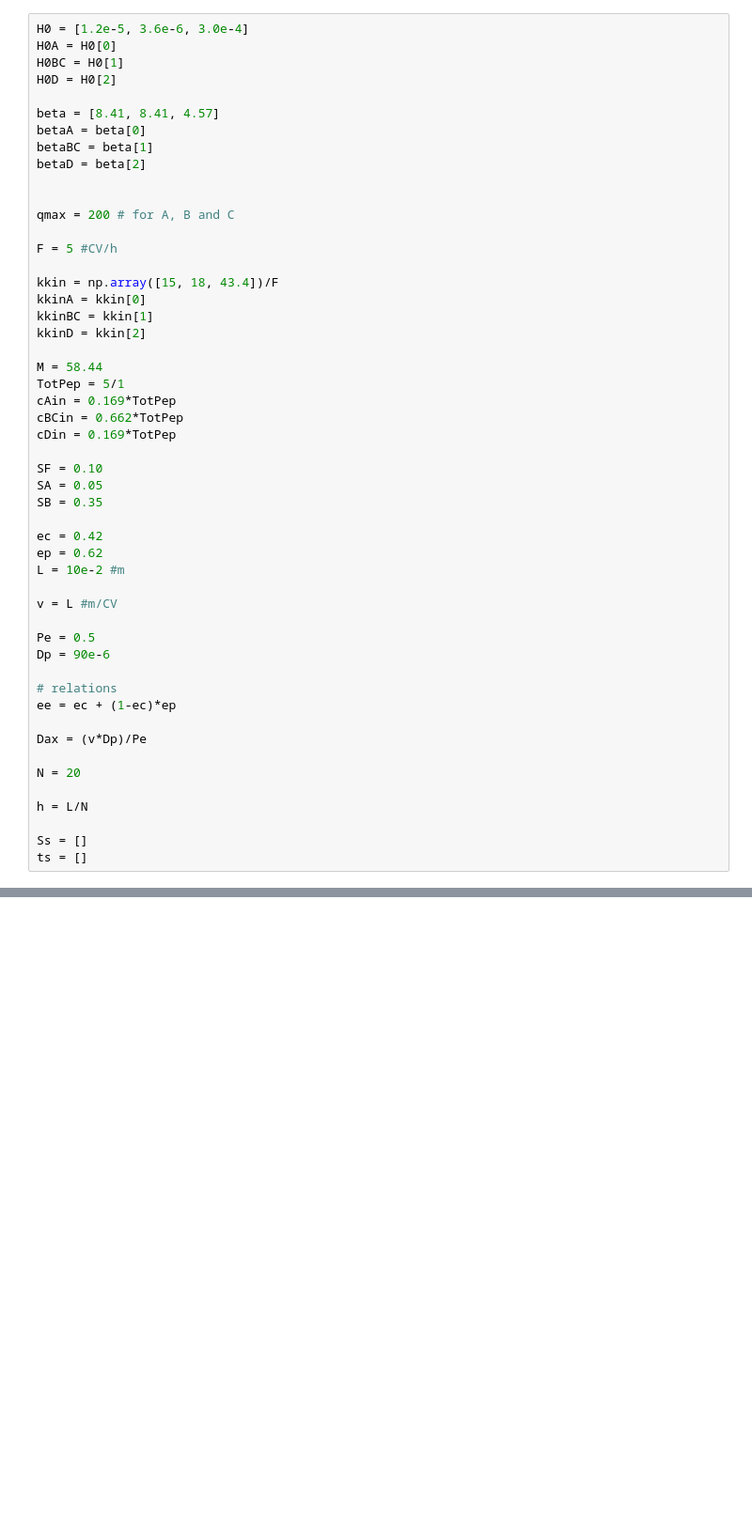
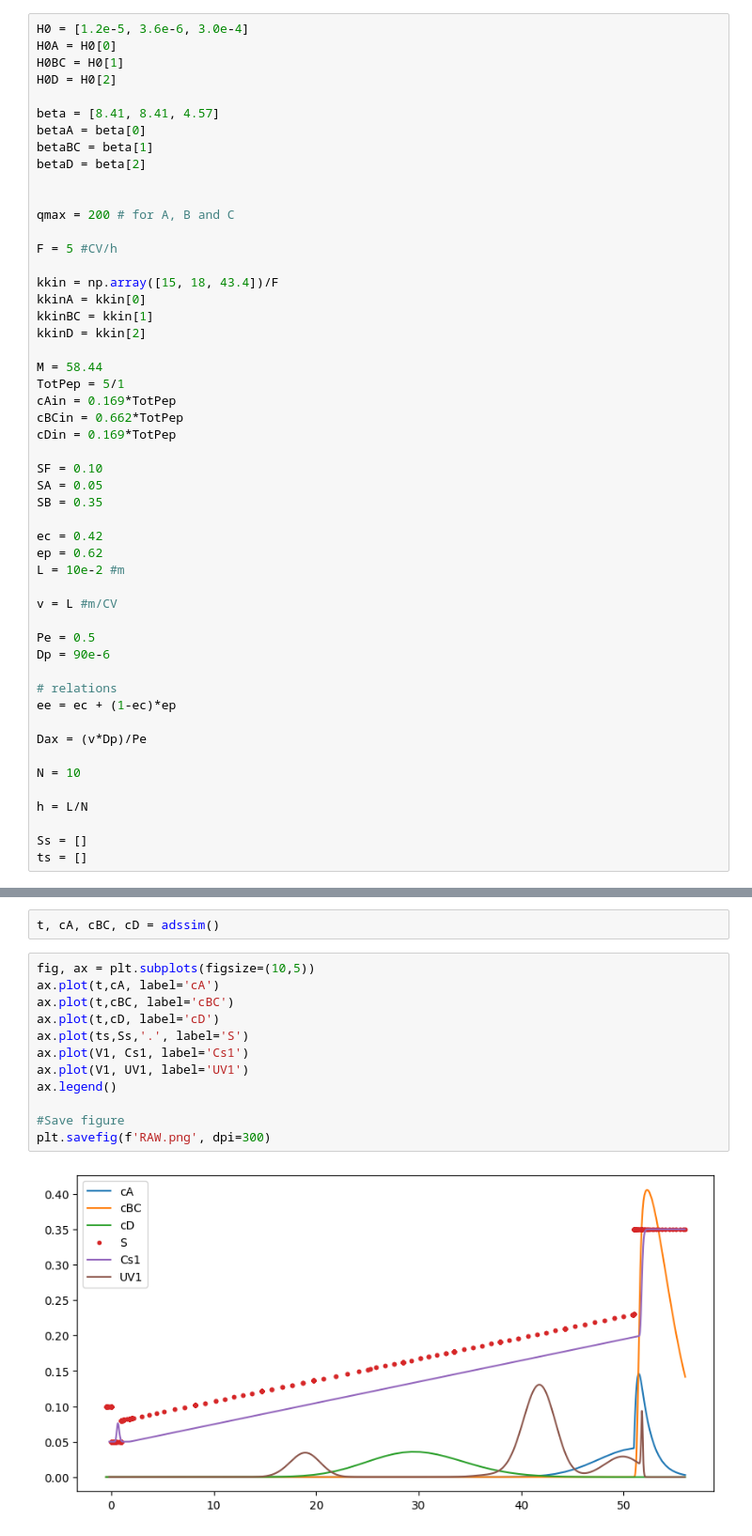
Before and after one commit to OlofssonFredrik/KETN40, a Jupyter notebook: Project1/proj1.ipynb, the cells around one changed output, grey strips where cells are left out. Shown: that part at 94% size. Drawn from its saved outputs; the diff is of its cells as text; blank space fills up the shorter version.

```diff
--- a/Project1/proj1.ipynb
+++ b/Project1/proj1.ipynb
@@ -50,7 +75,7 @@ ee = ec + (1-ec)*ep
 
 Dax = (v*Dp)/Pe
 
-N = 20
+N = 10
 
 h = L/N
 
@@ -149,0 +158,16 @@ Project 2B
+# %%
+t, cA, cBC, cD = adssim()
+# %%
+fig, ax = plt.subplots(figsize=(10,5))
+ax.plot(t,cA, label='cA')
+ax.plot(t,cBC, label='cBC')
+ax.plot(t,cD, label='cD')
+ax.plot(ts,Ss,'.', label='S')
+ax.plot(V1, Cs1, label='Cs1')
+ax.plot(V1, UV1, label='UV1')
+ax.legend()
+
+#Save figure
+plt.savefig(f'RAW.png', dpi=300)
+# %% [output]
+[figure, added]
```
Also changed, not shown: parts of 4 cells of this notebook, 7 other files.
